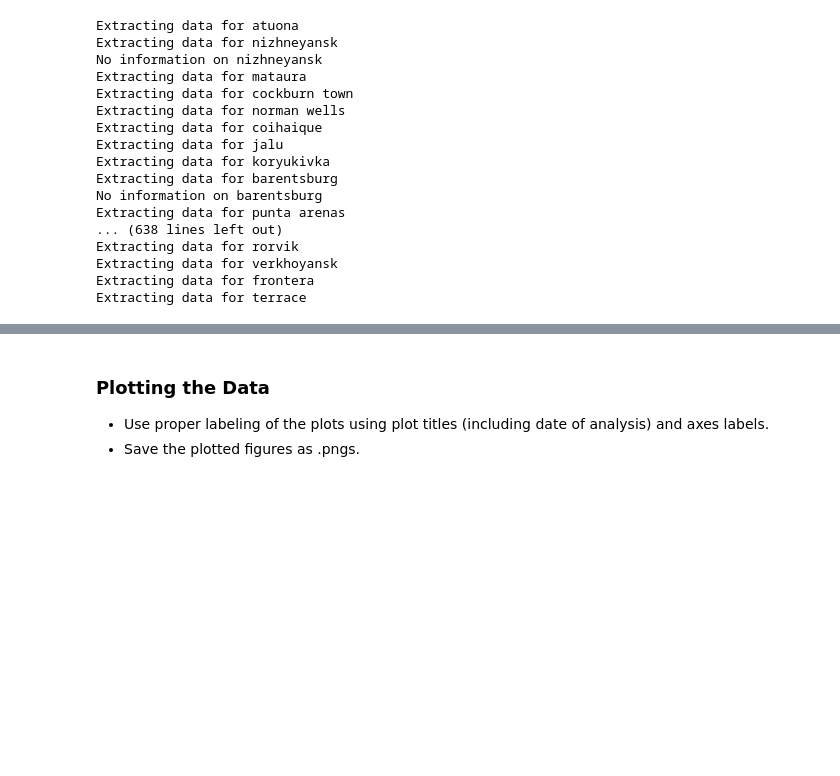
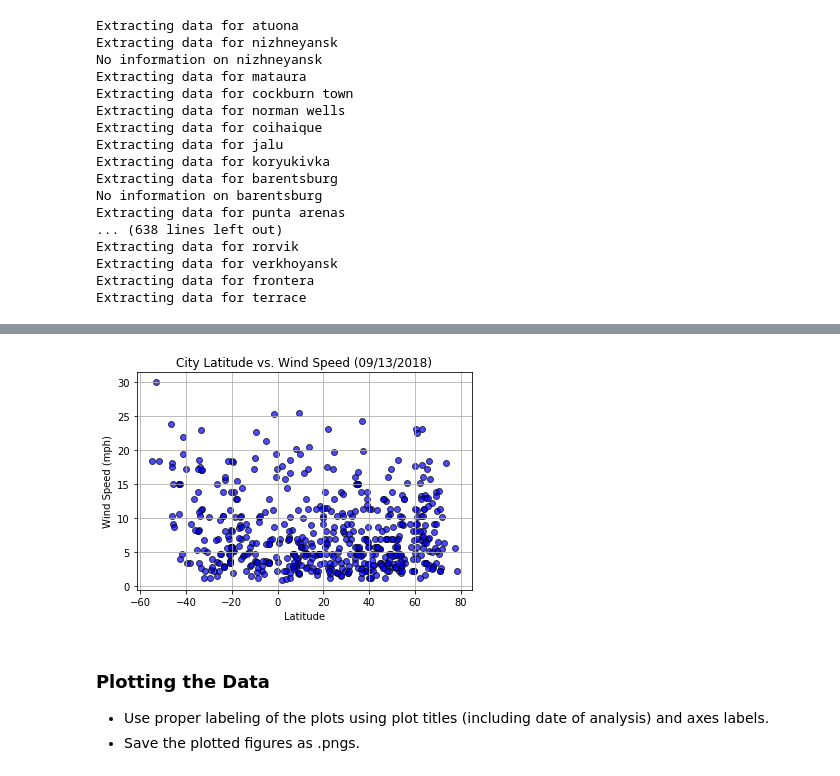
Before and after one commit to salizadeh10/WeatherPy, a Jupyter notebook: WeatherPy.ipynb, the cells around one changed output, grey strips where cells are left out. Cells and saved outputs as stored; diff of their text form; code cells hidden in the pictures; blank space fills up the shorter version.

```diff
--- a/WeatherPy.ipynb
+++ b/WeatherPy.ipynb
@@ -178,3 +214,24 @@ plt.show()
+# %%
+#  --------------  Latitude vs. Wind Speed Plot  --------------------
+
+# x_axis ==> Latitude
+# y_axis ==> Wind Speed (%)
+
+plt.scatter(weather_df['lat'], weather_df['wind_speed'], edgecolors="black",
+            marker="o", alpha=0.7, facecolors="blue")
+
+# cosmatic stuff
+todays_date = dt.datetime.today().strftime("%m/%d/%Y")
+plt.title("City Latitude vs. Wind Speed (" + todays_date + ")")
+plt.xlabel("Latitude")
+plt.ylabel("Wind Speed (mph)")
+plt.grid(True)
+
+# Save Figure
+plt.savefig("City_Latitude_vs_Wind_Speed.png")
+plt.show()
+# %% [output]
+[figure, added]
 # %% [markdown]
 ### Plotting the Data
 * Use proper labeling of the plots using plot titles (including date of analysis) and axes labels.
```
Also changed, not shown: parts of 3 cells of this notebook, 6 other files.
